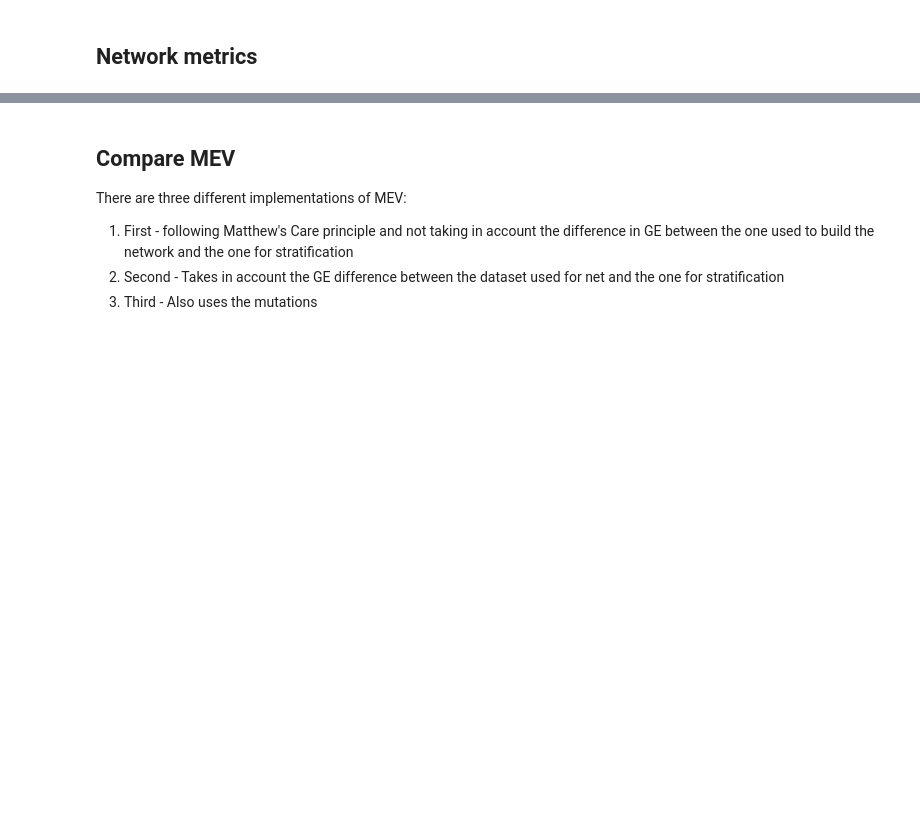
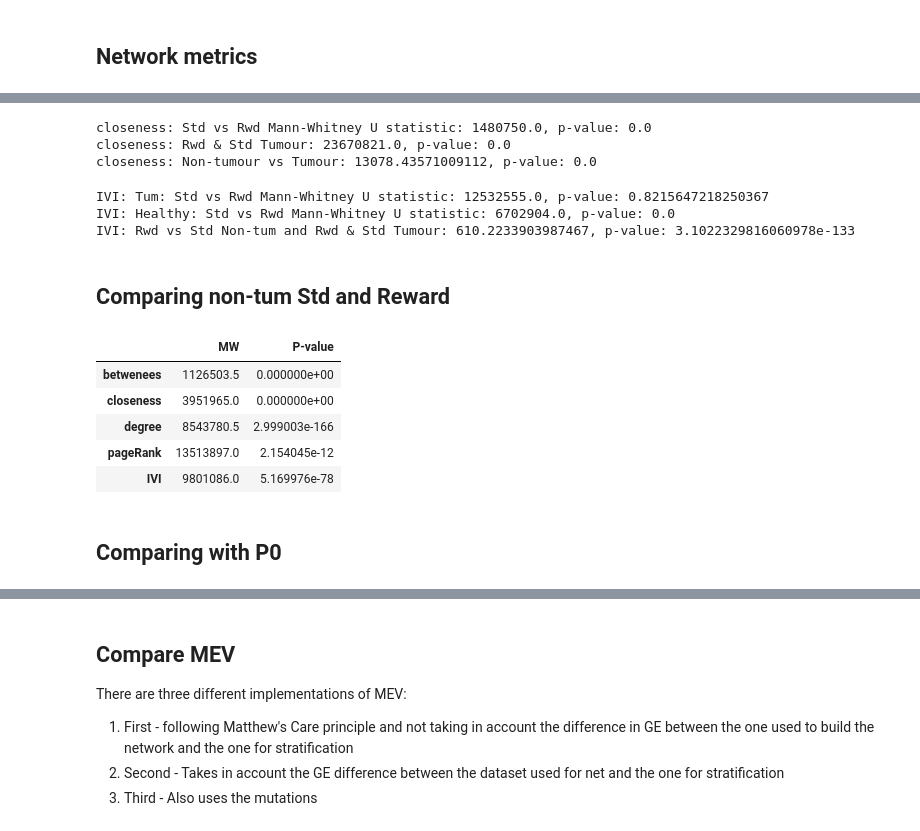
Before and after one commit to vladUng/Phd_extended, a Jupyter notebook: notebooks/network_II/validation_hSBM.ipynb, the cells around one changed output, grey strips where cells are left out. Drawn from its saved outputs; the diff is of its cells as text; code cells hidden in the pictures; blank space fills up the shorter version.

```diff
--- a/notebooks/network_II/validation_hSBM.ipynb
+++ b/notebooks/network_II/validation_hSBM.ipynb
@@ -162,6 +175,7 @@ combined_df = pd.concat([std_sts, rwrd_sts], axis=0).reset_index(names="gene")
 
 combined_df["TF"] = combined_df["gene"].apply(lambda gene: std_nt.nodes_df.loc[gene]["TF"])
 combined_df["TF"].fillna(0, inplace=True)
+combined_df.set_index("gene", inplace=True)
 combined_df["TF"] = combined_df["TF"].astype(str)
 combined_df["degree"] = combined_df["degree_w"]
 combined_df["betwenees"] = combined_df["betweenness"]
@@ -182,0 +253,76 @@ del fig
+# %%
+metric = "closeness"
+
+statistic, p_value = stats.mannwhitneyu(
+    h_dist_std[metric],
+    h_dist_rwd[metric],
+)
+print(f"{metric}: Std vs Rwd Mann-Whitney U statistic: {statistic}, p-value: {p_value}")
+
+statistic, p_value = stats.mannwhitneyu(
+    t_dist_std[metric],
+    t_dist_rwd[metric],
+)
+print(f"{metric}: Rwd & Std Tumour: {statistic}, p-value: {p_value}")
+
+
+statistic, p_value = stats.kruskal(
+    t_dist_std[metric],
+    t_dist_rwd[metric],
+    h_dist_std[metric],
+    h_dist_rwd[metric],
+)
+print(f"{metric}: Non-tumour vs Tumour: {statistic}, p-value: {p_value}")
+# %% [output]
+closeness: Std vs Rwd Mann-Whitney U statistic: 1480750.0, p-value: 0.0
+closeness: Rwd & Std Tumour: 23670821.0, p-value: 0.0
+closeness: Non-tumour vs Tumour: 13078.43571009112, p-value: 0.0
+# %%
+metric = "IVI"
+
+statistic, p_value = stats.mannwhitneyu(
+    t_dist_std[metric],
+    t_dist_rwd[metric],
+)
+print(f"{metric}: Tum: Std vs Rwd Mann-Whitney U statistic: {statistic}, p-value: {p_value}")
+
+statistic, p_value = stats.mannwhitneyu(
+    h_dist_std[metric],
+    h_dist_rwd[metric],
+)
+print(f"{metric}: Healthy: Std vs Rwd Mann-Whitney U statistic: {statistic}, p-value: {p_value}")
+
+
+statistic, p_value = stats.kruskal(
+    h_dist_rwd[metric],
+    t_dist_std[metric],
+    t_dist_rwd[metric],
+)
+print(f"{metric}: Rwd vs Std Non-tum and Rwd & Std Tumour: {statistic}, p-value: {p_value}")
+# %% [output]
+IVI: Tum: Std vs Rwd Mann-Whitney U statistic: 12532555.0, p-value: 0.8215647218250367
+IVI: Healthy: Std vs Rwd Mann-Whitney U statistic: 6702904.0, p-value: 0.0
+IVI: Rwd vs Std Non-tum and Rwd & Std Tumour: 610.2233903987467, p-value: 3.1022329816060978e-133
+# %% [markdown]
+## Comparing non-tum Std and Reward
+# %%
+metrics = ["betwenees", "closeness", "degree", "pageRank", "IVI"]
+test_rest = []
+
+for metric in metrics:
+    statistic, p_value = stats.mannwhitneyu(
+        h_dist_std[metric],
+        t_dist_rwd[metric],
+    )
+    test_rest.append((statistic, p_value))
+
+pd.DataFrame(test_rest, columns=["MW", "P-value"], index=metrics)
+# %% [output]
+|  | MW | P-value |
+| betwenees | 1126503.5 | 0.000000e+00 |
+| closeness | 3951965.0 | 0.000000e+00 |
+| degree | 8543780.5 | 2.999003e-166 |
+| pageRank | 13513897.0 | 2.154045e-12 |
+| IVI | 9801086.0 | 5.169976e-78 |
+# %% [markdown]
+## Comparing with P0
```
Also changed, not shown: parts of 11 cells of this notebook, 1 other file.
